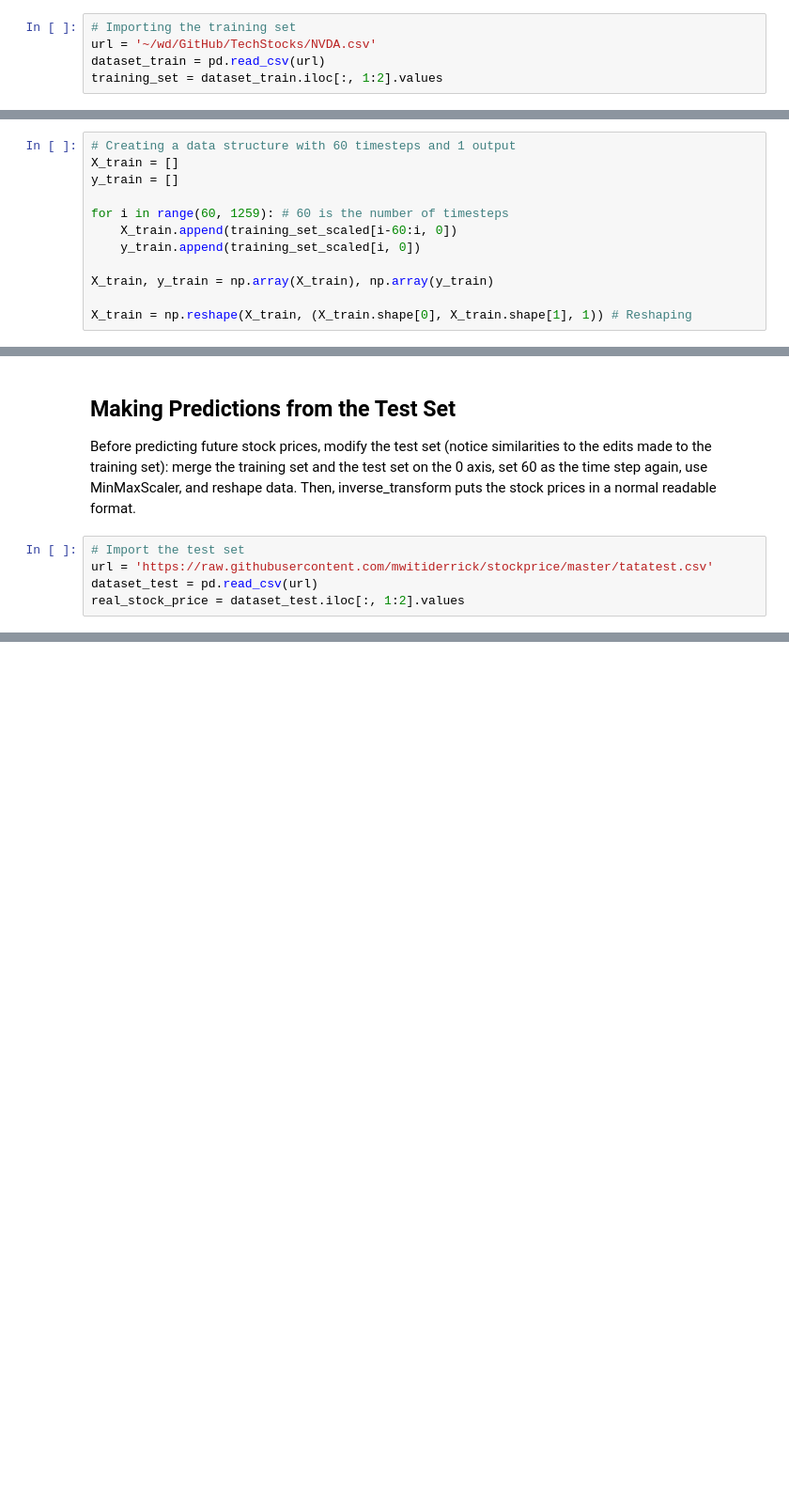
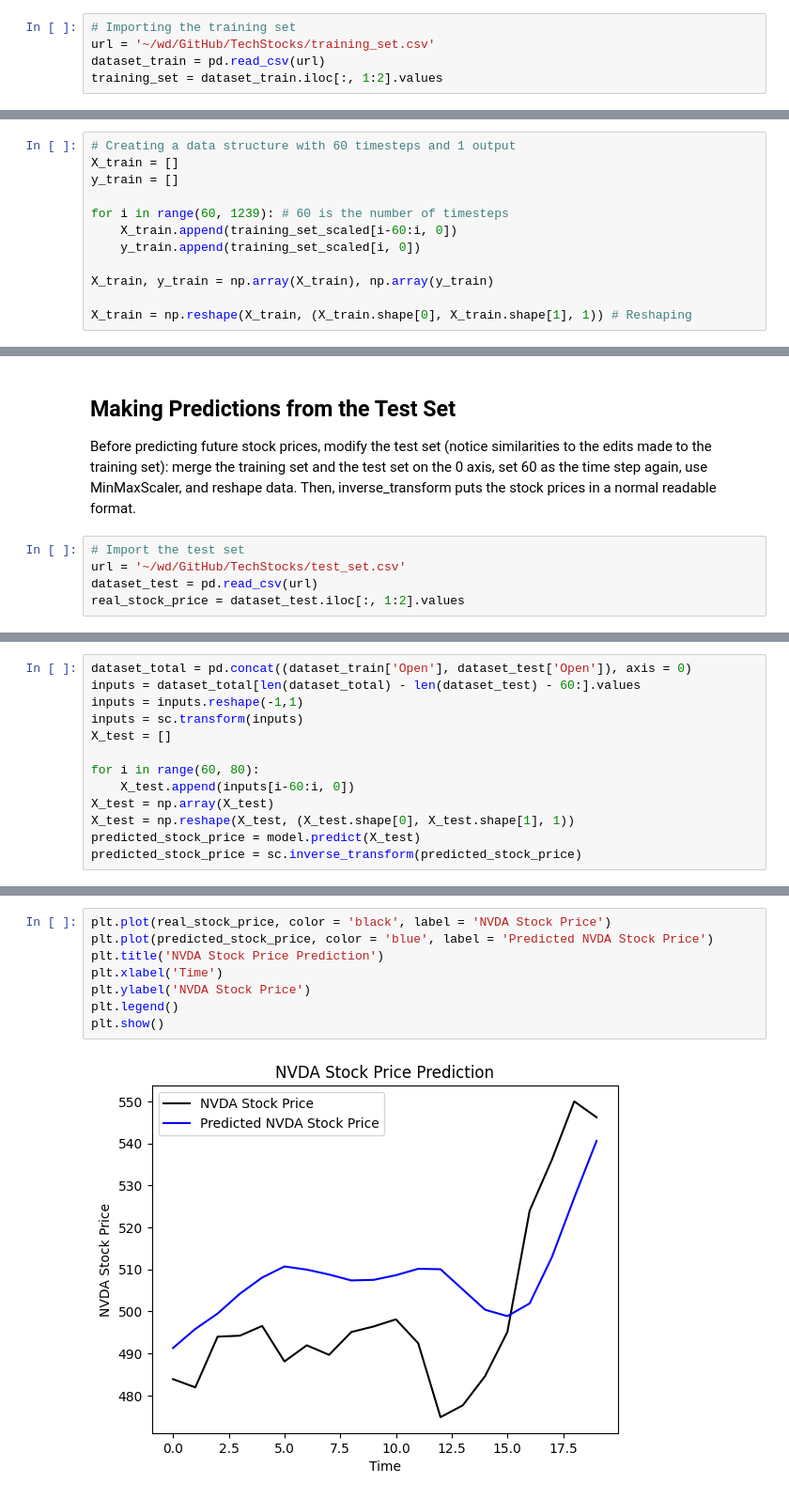
Before and after one commit to shyla-marie/Stocks, a Jupyter notebook: ML-NVIDIA.ipynb, the cells around one changed output, grey strips where cells are left out. Shown at 94% size. Drawn from its saved outputs; the diff is of its cells as text; blank space fills up the shorter version.

Commit message:
NVDA Stock Prediction

```diff
--- a/ML-NVIDIA.ipynb
+++ b/ML-NVIDIA.ipynb
@@ -6,7 +6,7 @@ import matplotlib.pyplot as plt
 import pandas as pd
 # %%
 # Importing the training set
-url = '~/wd/GitHub/TechStocks/NVDA.csv'
+url = '~/wd/GitHub/TechStocks/training_set.csv'
 dataset_train = pd.read_csv(url)
 training_set = dataset_train.iloc[:, 1:2].values
 # %%
@@ -39,7 +39,7 @@ Input our data in the form of a 3D array to the LSTM model by first creating dat
 X_train = []
 y_train = []
 
-for i in range(60, 1259): # 60 is the number of timesteps
+for i in range(60, 1239): # 60 is the number of timesteps
     X_train.append(training_set_scaled[i-60:i, 0])
     y_train.append(training_set_scaled[i, 0])
 
@@ -95,6 +98,6 @@ Epoch 100/100
 Before predicting future stock prices, modify the test set (notice similarities to the edits made to the training set): merge the training set and the test set on the 0 axis, set 60 as the time step again, use MinMaxScaler, and reshape data. Then, inverse_transform puts the stock prices in a normal readable format.
 # %%
 # Import the test set
-url = 'https://raw.githubusercontent.com/mwitiderrick/stockprice/master/tatatest.csv'
+url = '~/wd/GitHub/TechStocks/test_set.csv'
 dataset_test = pd.read_csv(url)
 real_stock_price = dataset_test.iloc[:, 1:2].values
@@ -100,0 +108,13 @@ real_stock_price = dataset_test.iloc[:, 1:2].values
+# %%
+dataset_total = pd.concat((dataset_train['Open'], dataset_test['Open']), axis = 0)
+inputs = dataset_total[len(dataset_total) - len(dataset_test) - 60:].values
+inputs = inputs.reshape(-1,1)
+inputs = sc.transform(inputs)
+X_test = []
+
+for i in range(60, 80):
+    X_test.append(inputs[i-60:i, 0])
+X_test = np.array(X_test)
+X_test = np.reshape(X_test, (X_test.shape[0], X_test.shape[1], 1))
+predicted_stock_price = model.predict(X_test)
+predicted_stock_price = sc.inverse_transform(predicted_stock_price)
@@ -100,0 +126,10 @@ real_stock_price = dataset_test.iloc[:, 1:2].values
+# %%
+plt.plot(real_stock_price, color = 'black', label = 'NVDA Stock Price')
+plt.plot(predicted_stock_price, color = 'blue', label = 'Predicted NVDA Stock Price')
+plt.title('NVDA Stock Price Prediction')
+plt.xlabel('Time')
+plt.ylabel('NVDA Stock Price')
+plt.legend()
+plt.show()
+# %% [output]
+[figure, added]
```
Also changed, not shown: parts of 7 cells of this notebook, 1 other file.
